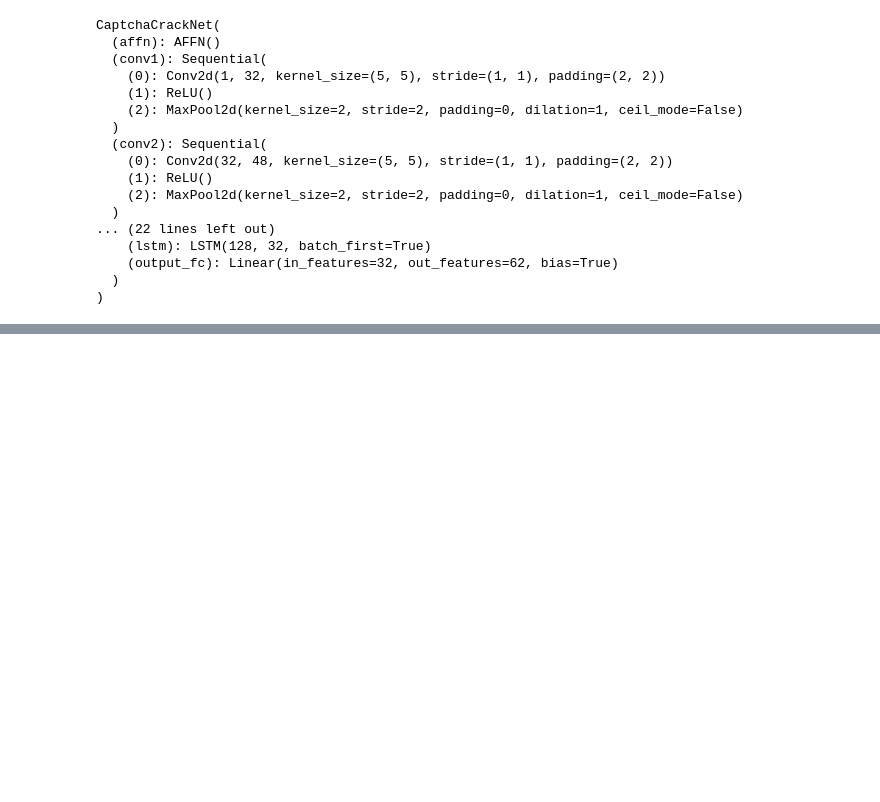
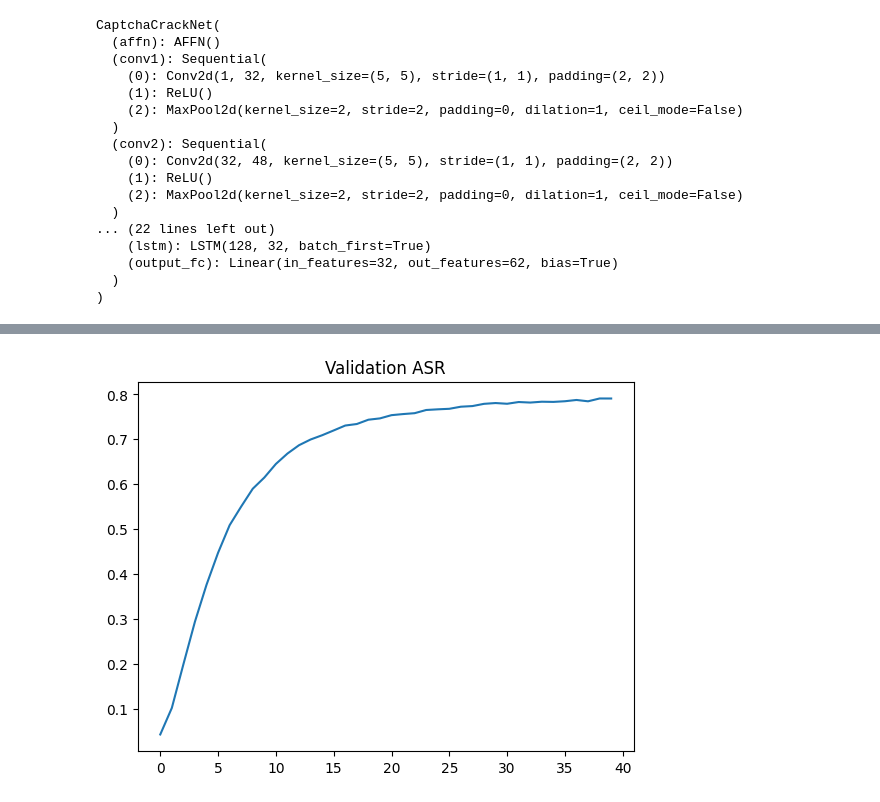
Before and after one commit to falconakhil/CaptchaCrackNet, a Jupyter notebook: model/baseline/dataset1.ipynb, the cells around one changed output, grey strips where cells are left out. Saved outputs shown, nothing was run; the diff lists cells and outputs as text; code cells hidden in the pictures; blank space fills up the shorter version.

```diff
--- a/model/baseline/dataset1.ipynb
+++ b/model/baseline/dataset1.ipynb
@@ -421,0 +391,6 @@ Loss: 3.181332773537863
+# %%
+plt.plot(asr_history)
+plt.title("Validation ASR")
+plt.show()
+# %% [output]
+[figure, added]
```
Also changed, not shown: parts of 19 cells of this notebook.
